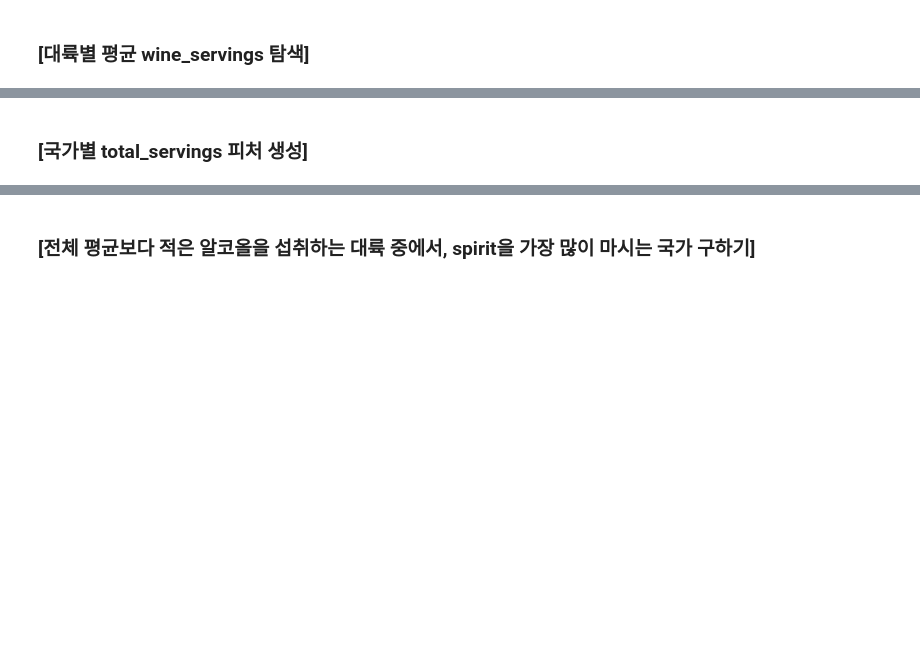
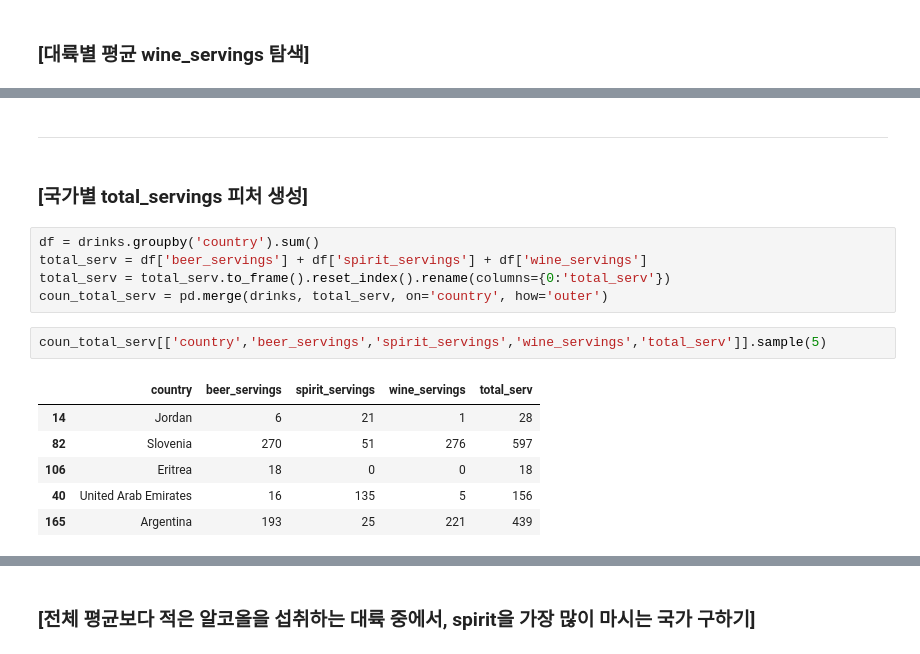
Before and after one commit to woodie38/learning_book, a Jupyter notebook: this_is_DA_with_Py/chapter1.ipynb, the cells around one changed output, grey strips where cells are left out. Cells and saved outputs as stored; diff of their text form; blank space fills up the shorter version.

```diff
--- a/this_is_DA_with_Py/chapter1.ipynb
+++ b/this_is_DA_with_Py/chapter1.ipynb
@@ -706,2 +753,18 @@ drinks['continent'] = drinks['continent'].fillna('OT')
+# %% [markdown]
+---
 # %% [markdown]
 ### [국가별 total_servings 피처 생성]
+# %%
+df = drinks.groupby('country').sum()
+total_serv = df['beer_servings'] + df['spirit_servings'] + df['wine_servings']
+total_serv = total_serv.to_frame().reset_index().rename(columns={0:'total_serv'})
+coun_total_serv = pd.merge(drinks, total_serv, on='country', how='outer')
+# %%
+coun_total_serv[['country','beer_servings','spirit_servings','wine_servings','total_serv']].sample(5)
+# %% [output]
+|  | country | beer_servings | spirit_servings | wine_servings | total_serv |
+| 14 | Jordan | 6 | 21 | 1 | 28 |
+| 82 | Slovenia | 270 | 51 | 276 | 597 |
+| 106 | Eritrea | 18 | 0 | 0 | 18 |
+| 40 | United Arab Emirates | 16 | 135 | 5 | 156 |
+| 165 | Argentina | 193 | 25 | 221 | 439 |
```
Also changed, not shown: parts of 21 cells of this notebook.
